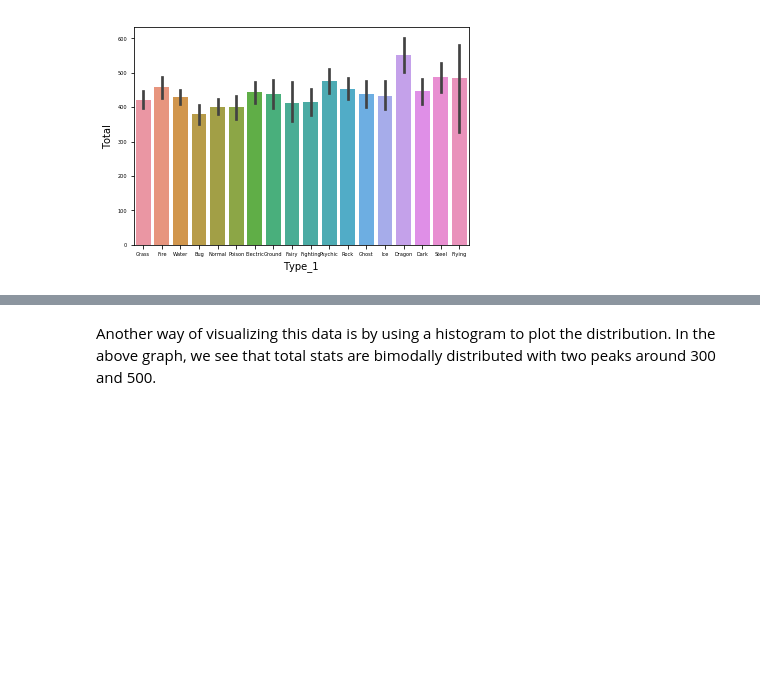
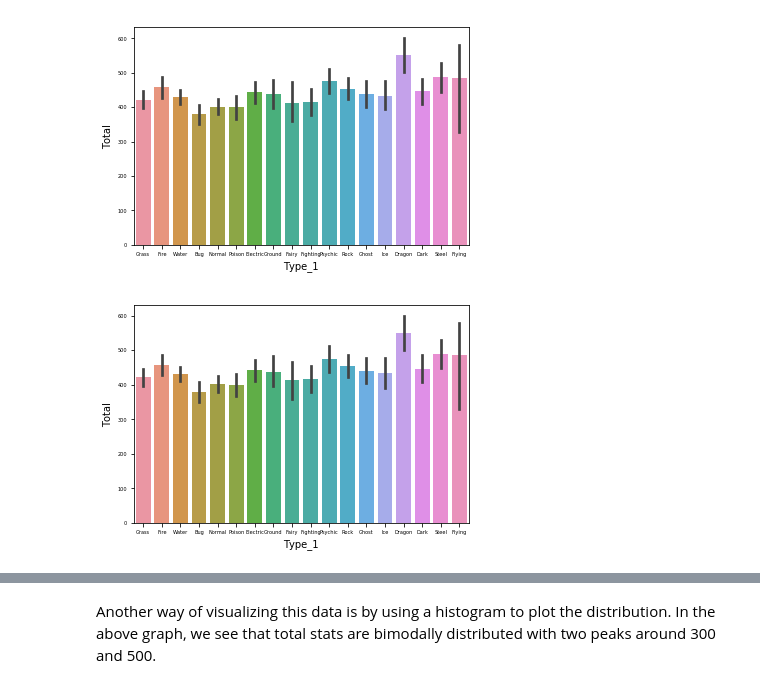
Before and after one commit to spencerrwise/homework1, a Jupyter notebook: Homework_1_Notebook.ipynb, the cells around one changed output, grey strips where cells are left out. Cells and saved outputs as stored; diff of their text form; code cells hidden in the pictures; blank space fills up the shorter version.

```diff
--- a/Homework_1_Notebook.ipynb
+++ b/Homework_1_Notebook.ipynb
@@ -126,5 +131,11 @@ Now I am going to use a barplot to compare two categories: Type 1 of pokemon, an
 sns.barplot(pokemon_data.Type_1, pokemon_data.Total).tick_params(labelsize=5)
 # %% [output]
 [figure]
+# %%
+def barplot(x_axis, y_axis, tick_size):
+    sns.barplot(x_axis, y_axis).tick_params(labelsize=tick_size)
+barplot(pokemon_data.Type_1, pokemon_data.Total, 5)
+# %% [output]
+[figure, added]
 # %% [markdown]
 From the barplot, we can see that the strongest type of pokemon based on total stats is the Dragon type. The weakest pokemon type is Bug type.
```
Also changed, not shown: parts of 13 cells of this notebook.
